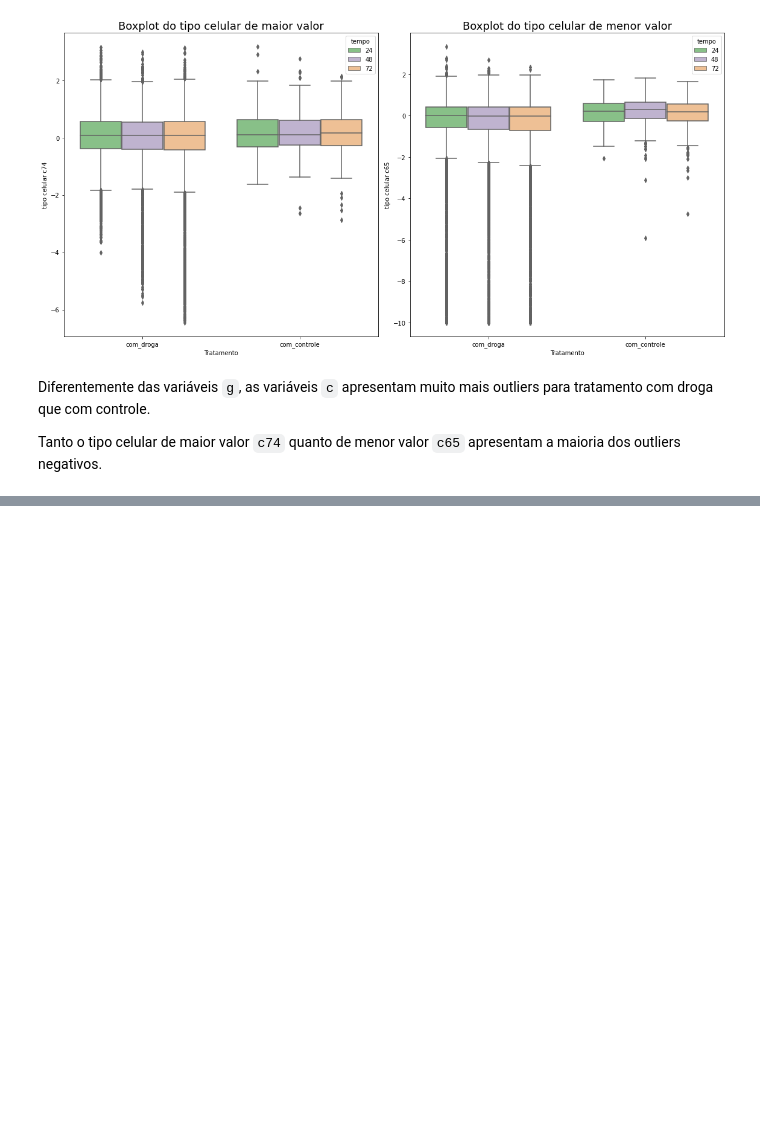
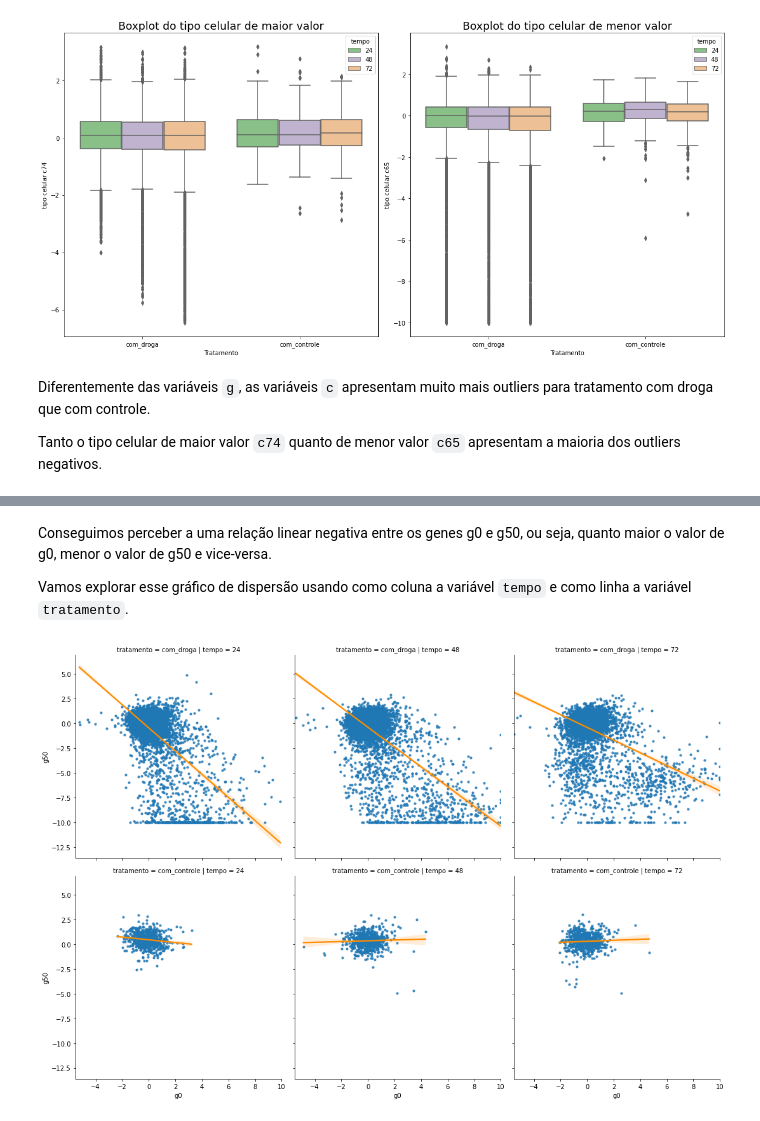
Before and after one commit to marinavillaschi/drug-discovery-analysis, a Jupyter notebook: Análise_de_Novos_Fármacos.ipynb, the cells around one changed output, grey strips where cells are left out. Drawn from its saved outputs; the diff is of its cells as text; code cells hidden in the pictures; blank space fills up the shorter version.

```diff
--- a/Análise_de_Novos_Fármacos.ipynb
+++ b/Análise_de_Novos_Fármacos.ipynb
@@ -495,0 +599,10 @@ Tanto o tipo celular de maior valor `c74` quanto de menor valor `c65` apresentam
+# %% [markdown]
+Conseguimos perceber a uma relação linear negativa entre os genes g0 e g50, ou seja, quanto maior o valor de g0, menor o valor de g50 e vice-versa.
+
+Vamos explorar esse gráfico de dispersão usando como coluna a variável `tempo` e como linha a variável `tratamento`.
+# %%
+# plotando os scatterplots para tratamento
+sns.lmplot(x='g0', y='g50', scatter_kws={'s':10}, line_kws={'color':'darkorange'}, data=df2, col='tempo', row='tratamento')
+plt.show()
+# %% [output]
+[figure, added]
```
Also changed, not shown: parts of 19 cells of this notebook.
